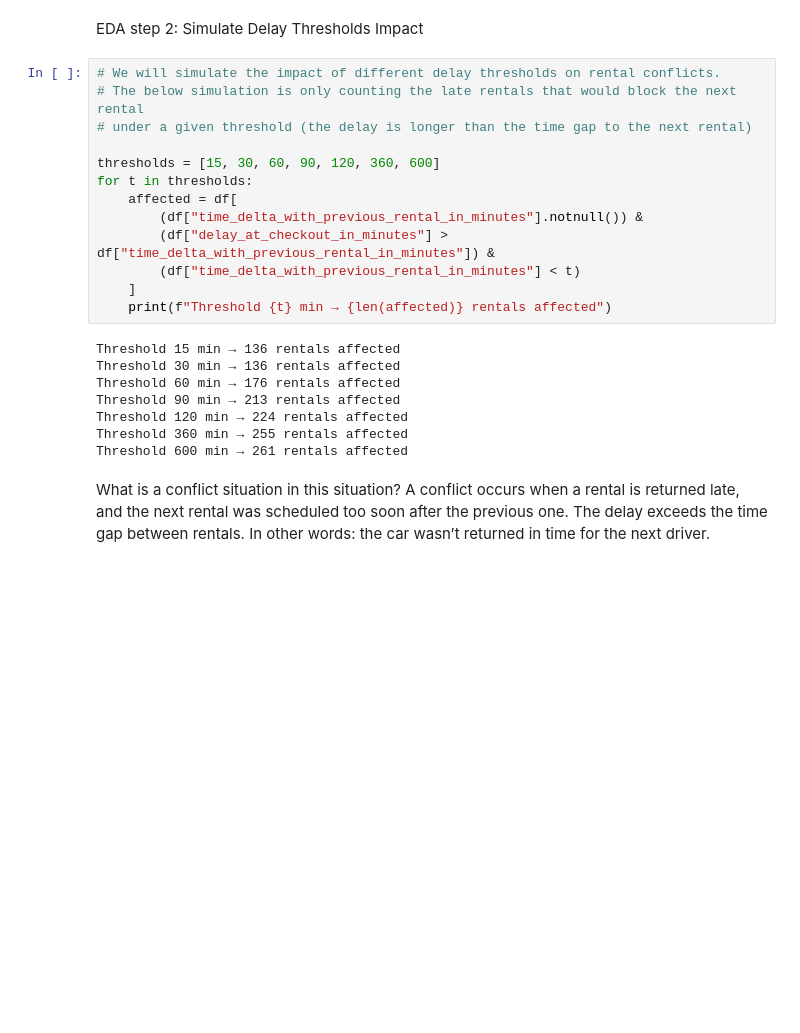
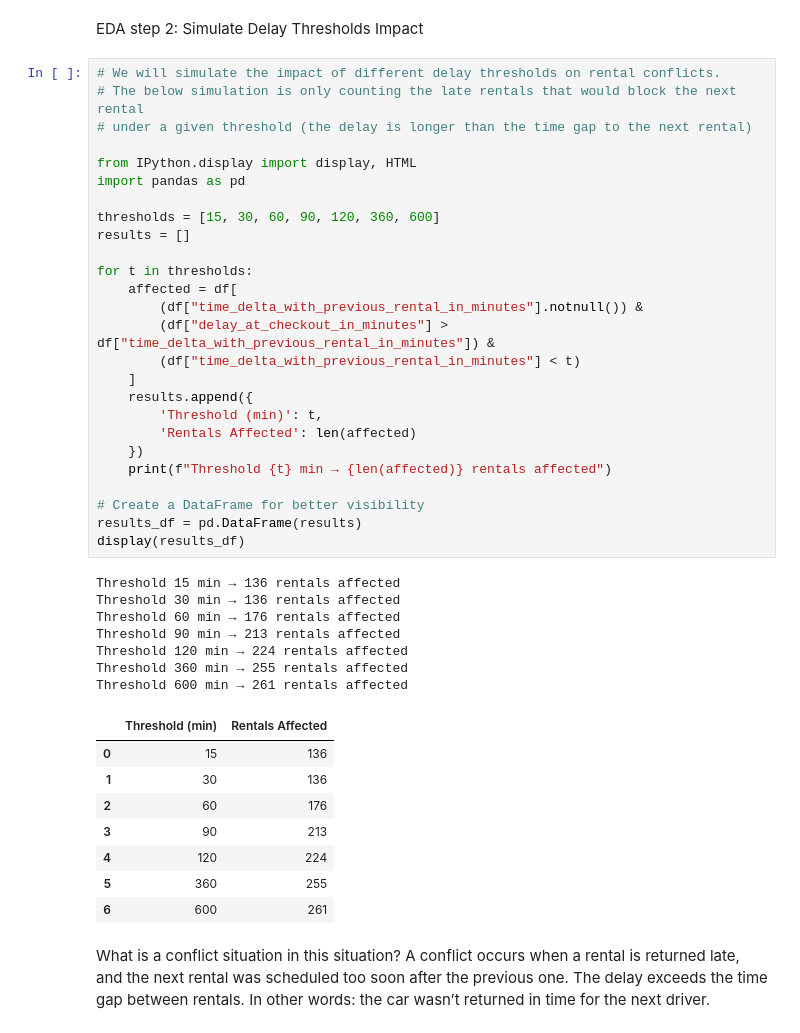
Before and after one commit to AgaHei/getaround-pricing-api, a Jupyter notebook: notebooks/getaround_EDA.ipynb, the cells around one changed output. Cells and saved outputs as stored; diff of their text form; blank space fills up the shorter version.

```diff
--- a/notebooks/getaround_EDA.ipynb
+++ b/notebooks/getaround_EDA.ipynb
@@ -160,24 +160,45 @@ EDA step 2: Simulate Delay Thresholds Impact
 # %%
 # We will simulate the impact of different delay thresholds on rental conflicts.
 # The below simulation is only counting the late rentals that would block the next rental
 # under a given threshold (the delay is longer than the time gap to the next rental)
 
+from IPython.display import display, HTML
+import pandas as pd
+
 thresholds = [15, 30, 60, 90, 120, 360, 600]
+results = []
+
 for t in thresholds:
     affected = df[
         (df["time_delta_with_previous_rental_in_minutes"].notnull()) &
         (df["delay_at_checkout_in_minutes"] > df["time_delta_with_previous_rental_in_minutes"]) &
         (df["time_delta_with_previous_rental_in_minutes"] < t)
     ]
+    results.append({
+        'Threshold (min)': t,
+        'Rentals Affected': len(affected)
+    })
     print(f"Threshold {t} min → {len(affected)} rentals affected")
+
+# Create a DataFrame for better visibility
+results_df = pd.DataFrame(results)
+display(results_df)
 # %% [output]
 Threshold 15 min → 136 rentals affected
 Threshold 30 min → 136 rentals affected
 Threshold 60 min → 176 rentals affected
 Threshold 90 min → 213 rentals affected
 Threshold 120 min → 224 rentals affected
 Threshold 360 min → 255 rentals affected
 Threshold 600 min → 261 rentals affected
+|  | Threshold (min) | Rentals Affected |
+| 0 | 15 | 136 |
+| 1 | 30 | 136 |
+| 2 | 60 | 176 |
+| 3 | 90 | 213 |
+| 4 | 120 | 224 |
+| 5 | 360 | 255 |
+| 6 | 600 | 261 |
 # %% [markdown]
 What is a conflict situation in this situation?
 A conflict occurs when a rental is returned late, and the next rental was scheduled too soon after the previous one. The delay exceeds the time gap between rentals. In other words: the car wasn’t returned in time for the next driver.
```
Also changed, not shown: parts of 1 cell of this notebook, 2 other files.
